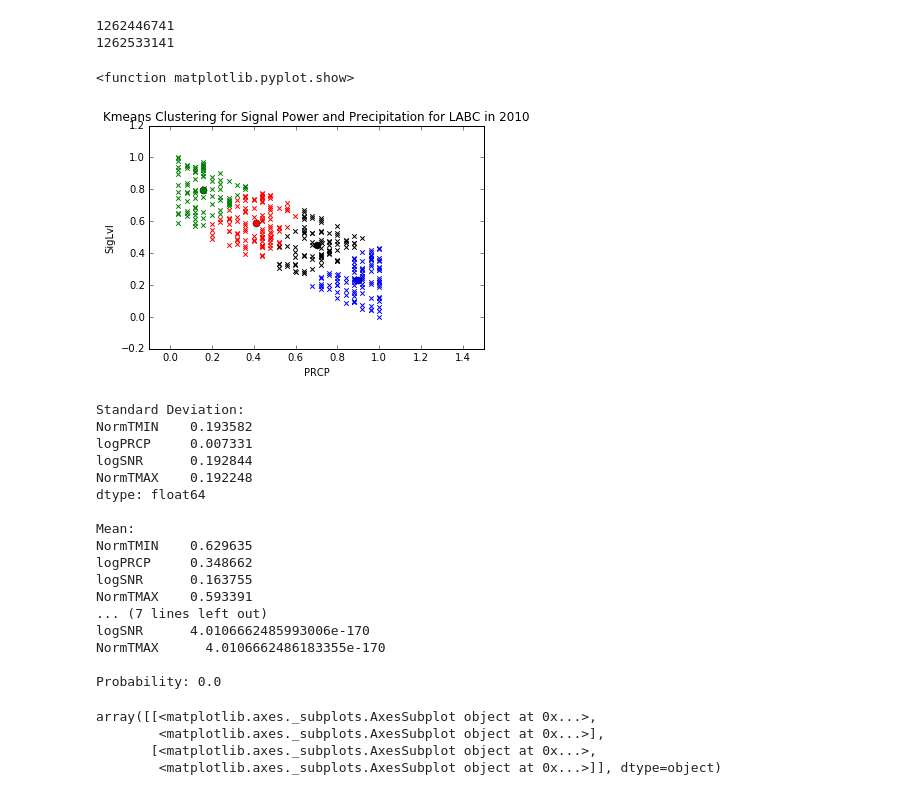
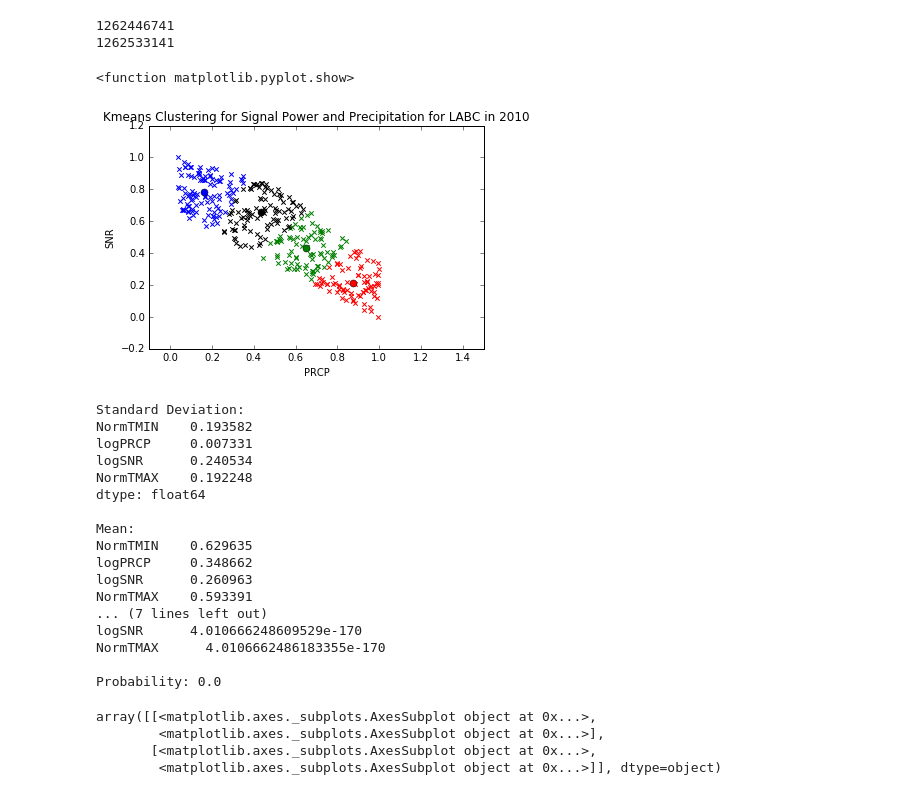
Before and after one commit to GeorgeAria/MachineLearning, a Jupyter notebook: ForcastDarkSky.ipynb, the cells around one changed output. Saved outputs shown, nothing was run; the diff lists cells and outputs as text; code cells hidden in the pictures.

```diff
--- a/ForcastDarkSky.ipynb
+++ b/ForcastDarkSky.ipynb
@@ -86,8 +86,7 @@ x['NSNR'] = x['SNR'] + x['RAND2']
 prcpMax = x['PRCP2'].max()
 sigMax = x['SIGLVL'].max()
 
-snrMax = x['NSNR'].max()
-snrMin = x['NSNR'].min()
+
 
 tempMax = x['TMAX'].max()
 
@@ -95,6 +94,16 @@ tempMinMax = x['TMIN'].max()
 tempMinMin = x['TMIN'].min()
 
 x['NormPRCP'] = x['PRCP2'].apply(lambda y: y / prcpMax)
+x['RPRCP'] = x['NormPRCP'].apply(lambda a: (abs(a - 0.5)) + 0.99)
+
+#print(x['RAND2'])
+
+x['RAND2'] = x['RAND2'] / x['RPRCP']
+
+x['NSNR'] = x['SNR'] + x['RAND2']
+
+snrMax = x['NSNR'].max()
+snrMin = x['NSNR'].min()
 
 x['NormTMAX'] = x['TMAX'].apply(lambda u: u / tempMax)
 
@@ -112,42 +121,42 @@ x['logPRCP'] = x['PRCP'].apply(lambda i: math.log10(((i + 0.01) ** (1 / 3)) + 2
 x['logSNR'] = x['NormSNR'].apply(lambda p: ((p + 0.01) ** 3) )
 
 
-#print(x)
+#print(x[['NormPRCP', 'RPRCP', 'RAND2']])
 # %%
 %matplotlib inline
 kMeans = KMeans(n_clusters=4)
 X = x[['NormPRCP', 'NormSNR']]
 kMeans.fit(X)
 
 # Assigned Labels after clustering:
 labels = kMeans.labels_
 
 # Centers of the clusters:
 centers = kMeans.cluster_centers_
 
 plt.figure
 
 for l, c in zip([0,1,2,3], ['red', 'blue', 'green', 'black']):
 
     current_members = (labels == l)
     current_center = centers[l]
 
     plt.scatter(X.iloc[current_members,0], X.iloc[current_members,1], color = c, marker='x')
 
     plt.plot(current_center[0], current_center[1], 'o', markerfacecolor = c,
             markeredgecolor = 'k', markersize=7)
 
 plt.xlim([-0.1,1.5])
 
 
 plt.xlabel('PRCP')
-plt.ylabel('SigLvl')
+plt.ylabel('SNR')
 plt.title('Kmeans Clustering for Signal Power and Precipitation for LABC in 2010')
 
 plt.show
 # %% [output]
 <function matplotlib.pyplot.show>
-[figure, old version]
+[figure, new version]
 # %%
 stdMeanFeats = ['NormTMIN', 'logPRCP', 'logSNR', 'NormTMAX']
 # stdMeanFeats = ['logPRCP', 'logSNR']
@@ -194,17 +203,17 @@ print('Probability: ' + str(finalValue))
 Standard Deviation:
 NormTMIN    0.193582
 logPRCP     0.007331
-logSNR      0.192844
+logSNR      0.240534
 NormTMAX    0.192248
 dtype: float64
 
 Mean:
 NormTMIN    0.629635
 logPRCP     0.348662
-logSNR      0.163755
+logSNR      0.260963
 NormTMAX    0.593391
 ... (7 lines left out)
-logSNR      4.0106662485993006e-170
+logSNR      4.010666248609529e-170
 NormTMAX      4.0106662486183355e-170
 
 Probability: 0.0
```
Also changed, not shown: parts of 1 cell of this notebook, 1 other file.
